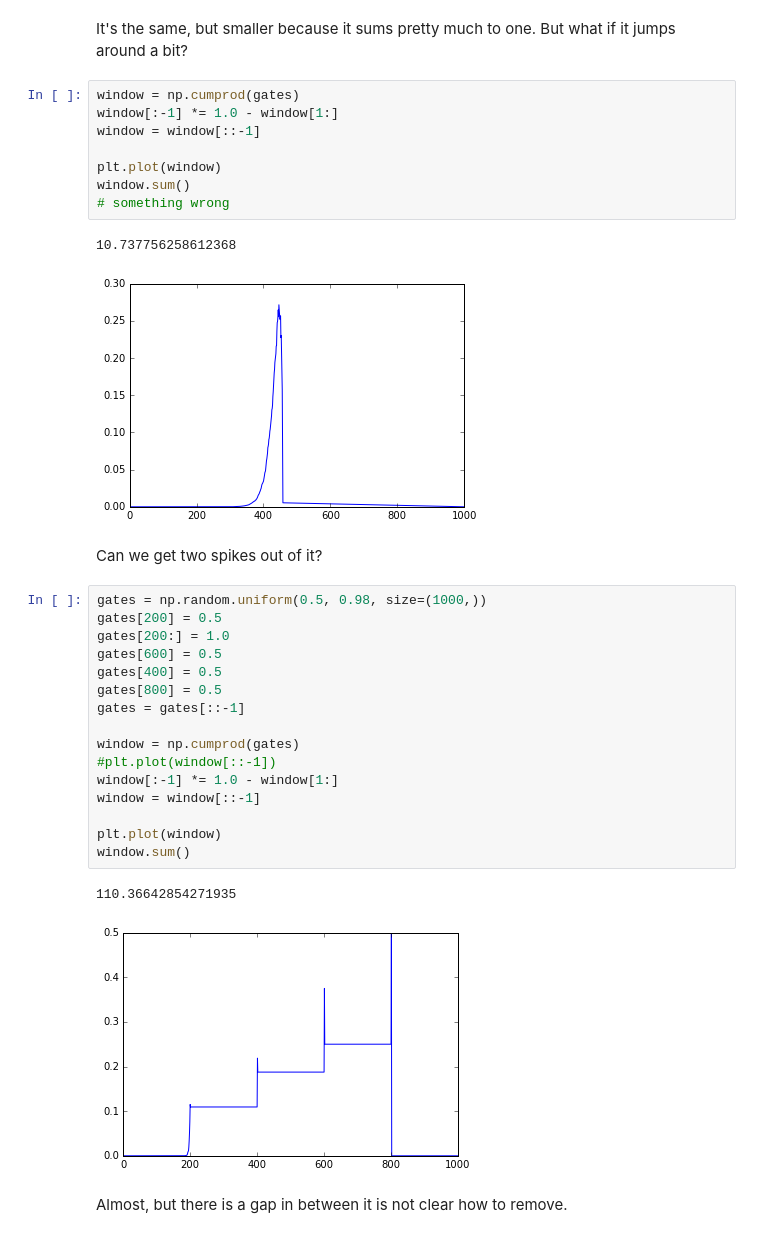
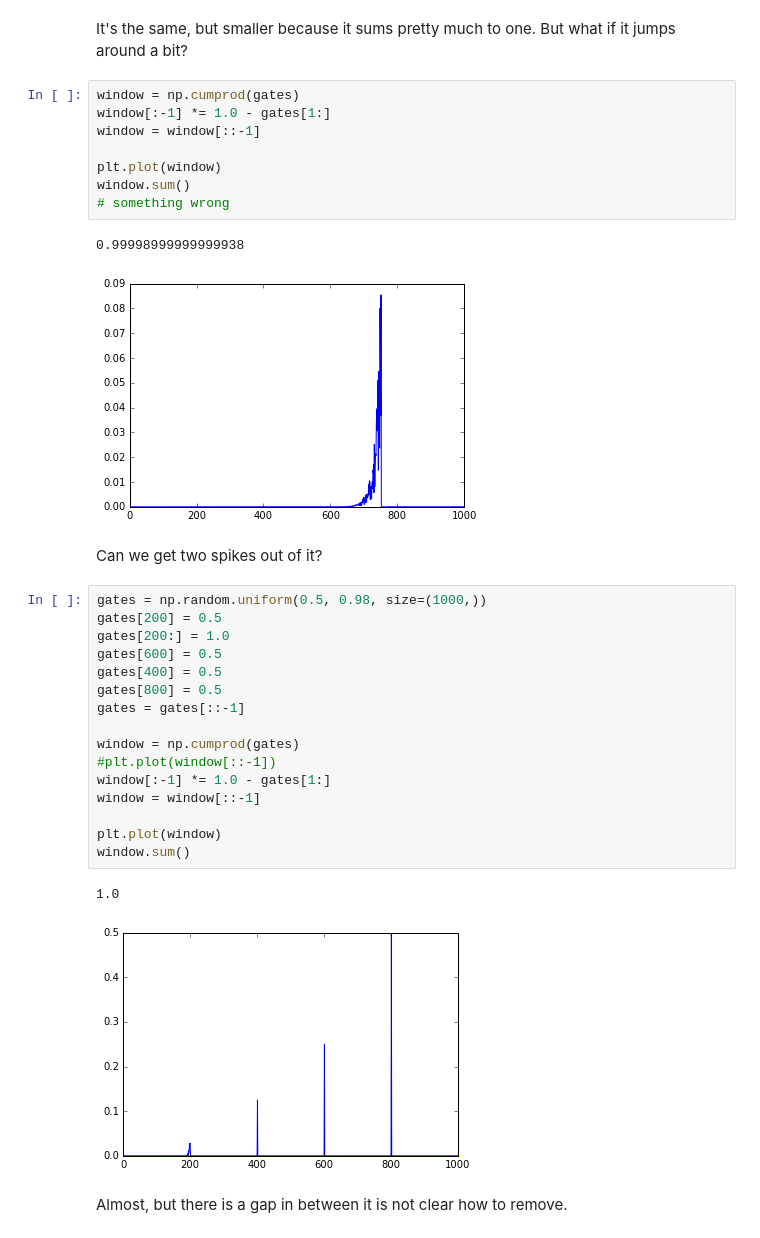
Before and after one commit to PFCM/489-notebooks, a Jupyter notebook: sliding windows.ipynb, the cells around one changed output. Cells and saved outputs as stored; diff of their text form.

```diff
--- a/sliding windows.ipynb
+++ b/sliding windows.ipynb
@@ -99,15 +99,15 @@ plt.plot(window)
 It's the same, but smaller because it sums pretty much to one. But what if it jumps around a bit?
 # %%
 window = np.cumprod(gates)
-window[:-1] *= 1.0 - window[1:]
+window[:-1] *= 1.0 - gates[1:]
 window = window[::-1]
 
 plt.plot(window)
 window.sum()
 # something wrong
 # %% [output]
-10.737756258612368
+0.99998999999999938
-[figure, old version]
+[figure, new version]
 # %% [markdown]
 Can we get two spikes out of it?
 # %%
@@ -121,13 +121,13 @@ gates = gates[::-1]
 
 window = np.cumprod(gates)
 #plt.plot(window[::-1])
-window[:-1] *= 1.0 - window[1:]
+window[:-1] *= 1.0 - gates[1:]
 window = window[::-1]
 
 plt.plot(window)
 window.sum()
 # %% [output]
-110.36642854271935
+1.0
-[figure, old version]
+[figure, new version]
 # %% [markdown]
 Almost, but there is a gap in between it is not clear how to remove.
```
Also changed, not shown: parts of 1 cell of this notebook.
